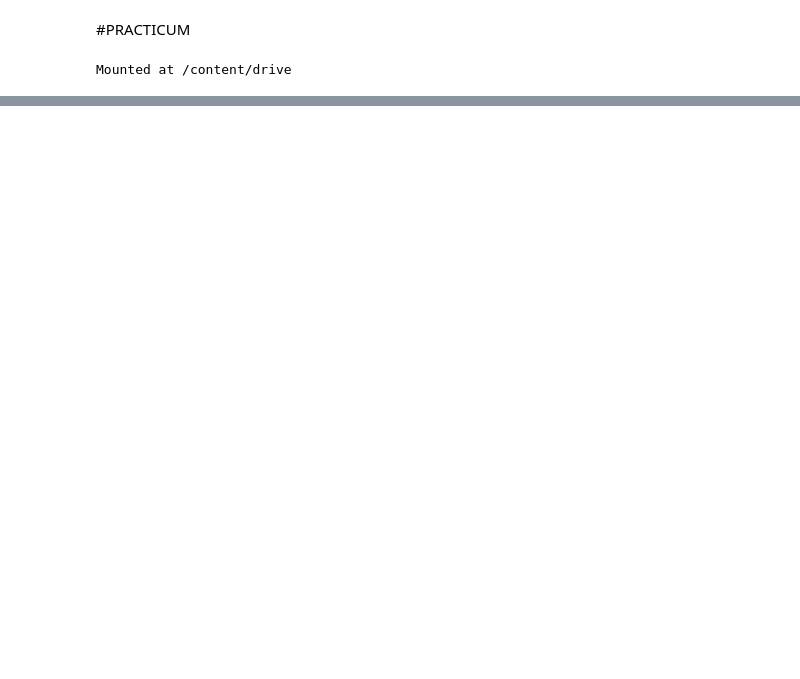
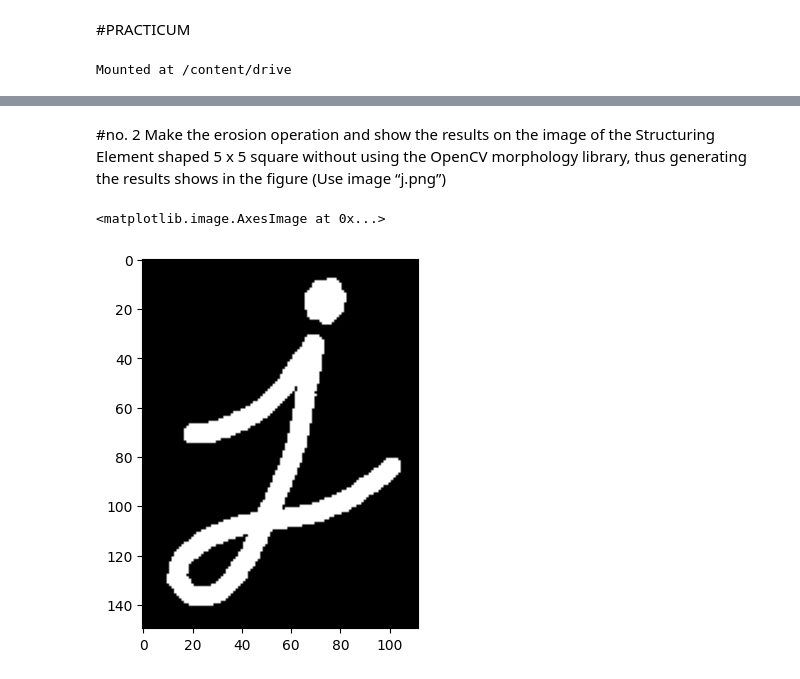
Before and after one commit to noora20FH/PCVK, a Jupyter notebook: week9.ipynb, the cells around one changed output, grey strips where cells are left out. Saved outputs shown, nothing was run; the diff lists cells and outputs as text; code cells hidden in the pictures; blank space fills up the shorter version.

```diff
--- a/week9.ipynb
+++ b/week9.ipynb
@@ -354,0 +70,10 @@ cv2_imshow(final)
+# %% [markdown]
+#no. 2 Make the erosion operation and show the results on the image of the Structuring Element shaped 5 x 5 square without using the OpenCV morphology library, thus generating the results shows in the figure (Use image “j.png”)
+# %%
+  #load the image
+img = cv.imread('/content/drive/MyDrive/j.png')
+img_gray = cv.cvtColor(img,cv.COLOR_BGR2GRAY)
+plt.imshow(img_gray, cmap='gray')
+# %% [output]
+<matplotlib.image.AxesImage at 0x...>
+[figure, added]
```
Also changed, not shown: parts of 52 cells of this notebook.
